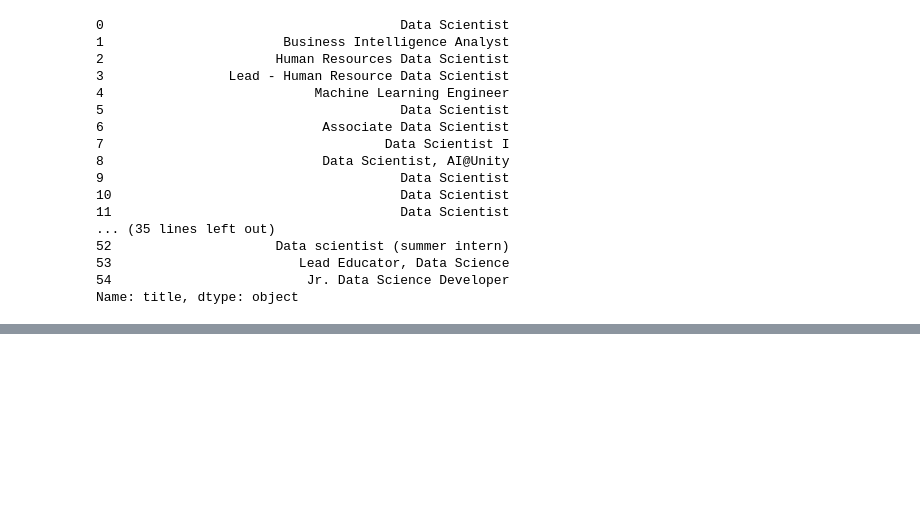
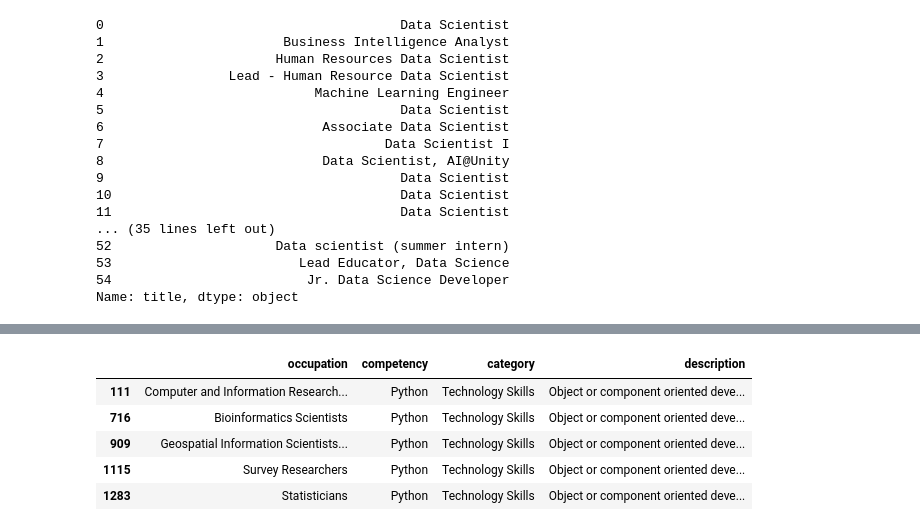
Before and after one commit to nguyen-cao/job-cruncher, a Jupyter notebook: job-eda.ipynb, the cells around one changed output, grey strips where cells are left out. Saved outputs shown, nothing was run; the diff lists cells and outputs as text; code cells hidden in the pictures; blank space fills up the shorter version.

```diff
--- a/job-eda.ipynb
+++ b/job-eda.ipynb
@@ -108,0 +157,9 @@ AttributeError: 'Series' object has no attribute 'iplot'
+# %%
+onet_df[onet_df['competency'] == 'Python'].head()
+# %% [output]
+|  | occupation | competency | category | description |
+| 111 | Computer and Information Research... | Python | Technology Skills | Object or component oriented deve... |
+| 716 | Bioinformatics Scientists | Python | Technology Skills | Object or component oriented deve... |
+| 909 | Geospatial Information Scientists... | Python | Technology Skills | Object or component oriented deve... |
+| 1115 | Survey Researchers | Python | Technology Skills | Object or component oriented deve... |
+| 1283 | Statisticians | Python | Technology Skills | Object or component oriented deve... |
```
Also changed, not shown: parts of 13 cells of this notebook, 16 other files.
